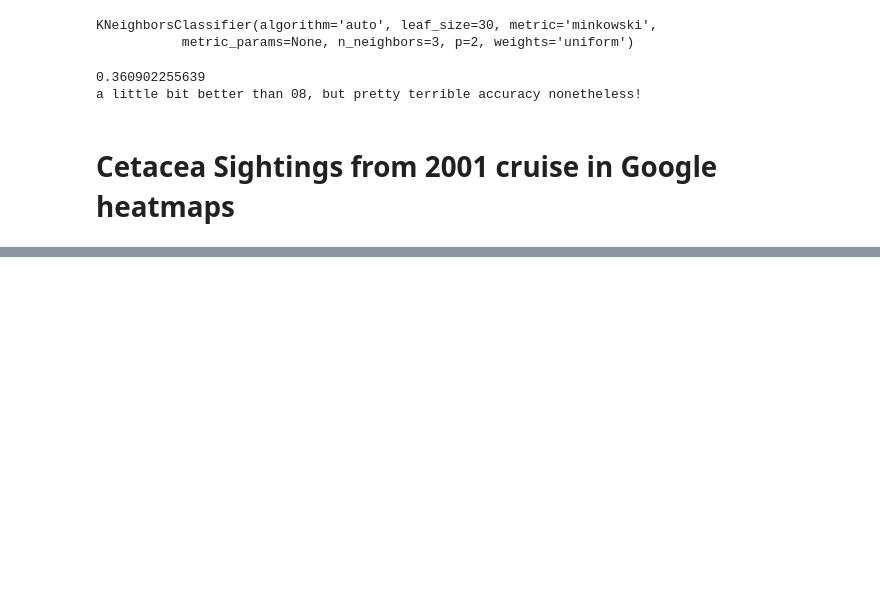
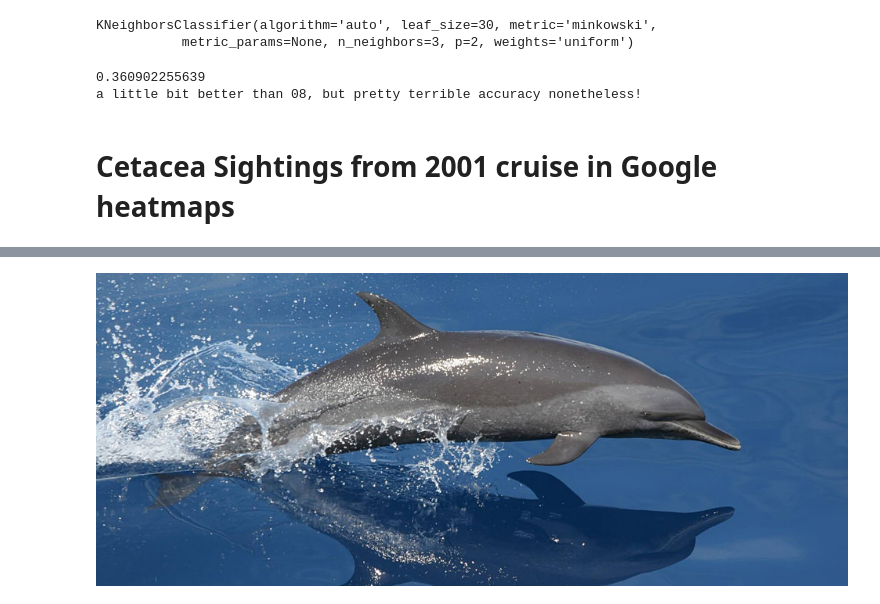
Before and after one commit to isabitz/DAT_SF_12, a Jupyter notebook: whale data/Whale Exploration.ipynb, the cells around one changed output, grey strips where cells are left out. Saved outputs shown, nothing was run; the diff lists cells and outputs as text; code cells hidden in the pictures; blank space fills up the shorter version.

```diff
--- a/whale data/Whale Exploration.ipynb
+++ b/whale data/Whale Exploration.ipynb
@@ -291,0 +405,4 @@ gm.heatmap(results01a)
+# %%
+Image("http://oceanservice.noaa.gov/facts/dolphin.jpg")
+# %% [output]
+[figure, added]
```
Also changed, not shown: parts of 33 cells of this notebook.
